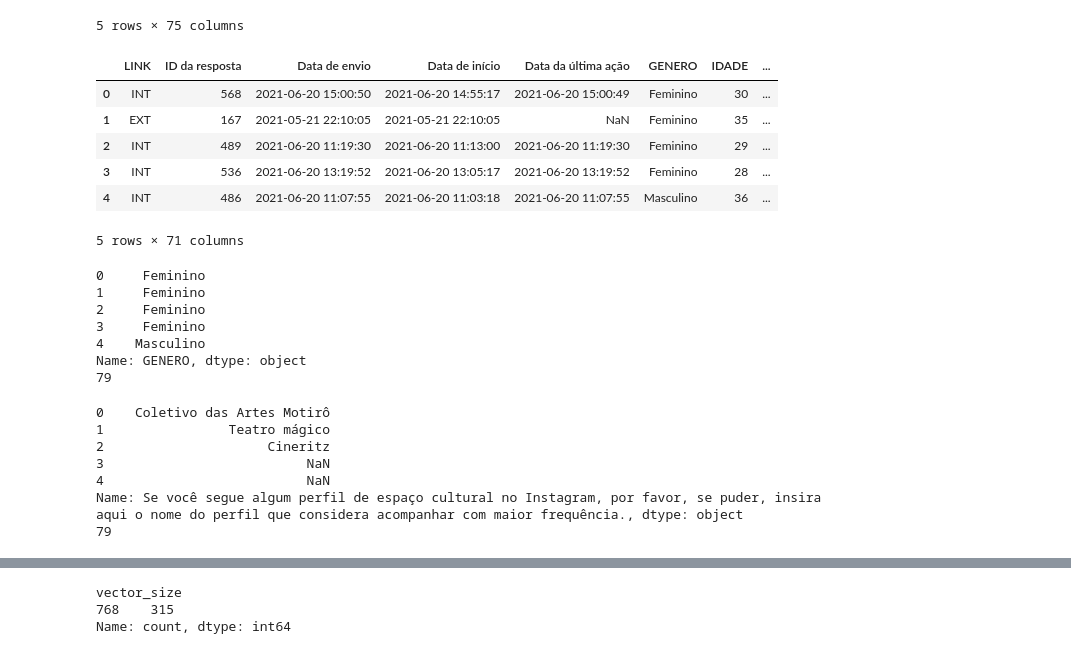
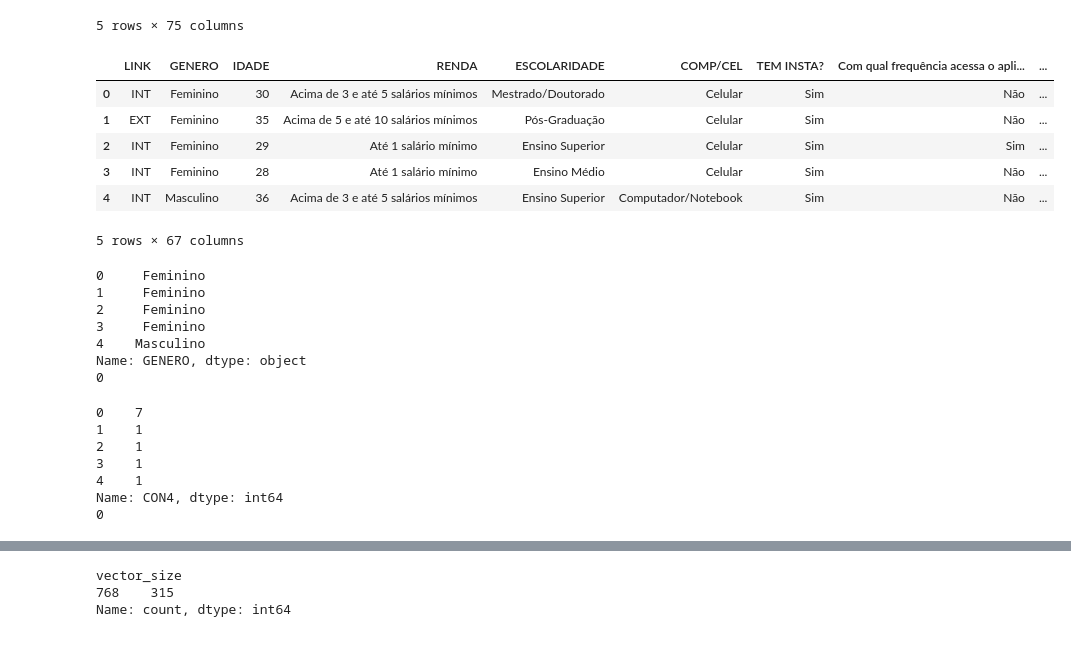
Before and after one commit to AertySantos/Clusterizacao_Semantica, a Jupyter notebook: ana_emb.ipynb, the cells around one changed output, grey strips where cells are left out. Cells and saved outputs as stored; diff of their text form; code cells hidden in the pictures.

```diff
--- a/ana_emb.ipynb
+++ b/ana_emb.ipynb
@@ -24,16 +24,16 @@ df.head()
 | 4 | INT | 486 | 2021-06-20 11:07:55 | 7 | pt-BR | 667378996 | 8vgAKmEjIZKMDvf | ... |
 5 rows × 75 columns
 # %%
-df = df.drop(df.columns[[3,4,5,6]], axis=1)
+df = df.drop(df.columns[[1,2,3,4,5,6,7,8]], axis=1)
 df.head()
 # %% [output]
-|  | LINK | ID da resposta | Data de envio | Data de início | Data da última ação | GENERO | IDADE | ... |
-| 0 | INT | 568 | 2021-06-20 15:00:50 | 2021-06-20 14:55:17 | 2021-06-20 15:00:49 | Feminino | 30 | ... |
-| 1 | EXT | 167 | 2021-05-21 22:10:05 | 2021-05-21 22:10:05 | NaN | Feminino | 35 | ... |
-| 2 | INT | 489 | 2021-06-20 11:19:30 | 2021-06-20 11:13:00 | 2021-06-20 11:19:30 | Feminino | 29 | ... |
-| 3 | INT | 536 | 2021-06-20 13:19:52 | 2021-06-20 13:05:17 | 2021-06-20 13:19:52 | Feminino | 28 | ... |
-| 4 | INT | 486 | 2021-06-20 11:07:55 | 2021-06-20 11:03:18 | 2021-06-20 11:07:55 | Masculino | 36 | ... |
+|  | LINK | GENERO | IDADE | RENDA | ESCOLARIDADE | COMP/CEL | TEM INSTA? | Com qual frequência acessa o apli... | ... |
+| 0 | INT | Feminino | 30 | Acima de 3 e até 5 salários mínimos | Mestrado/Doutorado | Celular | Sim | Não | ... |
+| 1 | EXT | Feminino | 35 | Acima de 5 e até 10 salários mínimos | Pós-Graduação | Celular | Sim | Não | ... |
+| 2 | INT | Feminino | 29 | Até 1 salário mínimo | Ensino Superior | Celular | Sim | Sim | ... |
+| 3 | INT | Feminino | 28 | Até 1 salário mínimo | Ensino Médio | Celular | Sim | Não | ... |
+| 4 | INT | Masculino | 36 | Acima de 3 e até 5 salários mínimos | Ensino Superior | Computador/Notebook | Sim | Não | ... |
-5 rows × 71 columns
+5 rows × 67 columns
 # %%
 print(df["GENERO"].head())
 print(df[df.columns[17]].isnull().sum())  # Verifique se há valores nulos
@@ -45,19 +45,19 @@ df["GENERO"] = df["GENERO"].fillna("Desconhecido")
 3     Feminino
 4    Masculino
 Name: GENERO, dtype: object
-79
+0
 # %%
 print(df[df.columns[17]].head())
 print(df[df.columns[17]].isnull().sum())  # Verifique se há valores nulos
 df[df.columns[17]] = df[df.columns[17]].fillna("Não informado")
 # %% [output]
-0    Coletivo das Artes Motirô
-1                Teatro mágico
-2                     Cineritz
-3                          NaN
-4                          NaN
-Name: Se você segue algum perfil de espaço cultural no Instagram, por favor, se puder, insira aqui o nome do perfil que considera acompanhar com maior frequência., dtype: object
-79
+0    7
+1    1
+2    1
+3    1
+4    1
+Name: CON4, dtype: int64
+0
 # %%
 print(df[df.columns[4]].unique())
 print(df[df.columns[4]].isnull().sum())  # Verifique se há valores nulos
```
Also changed, not shown: parts of 11 cells of this notebook, 6 other files.
